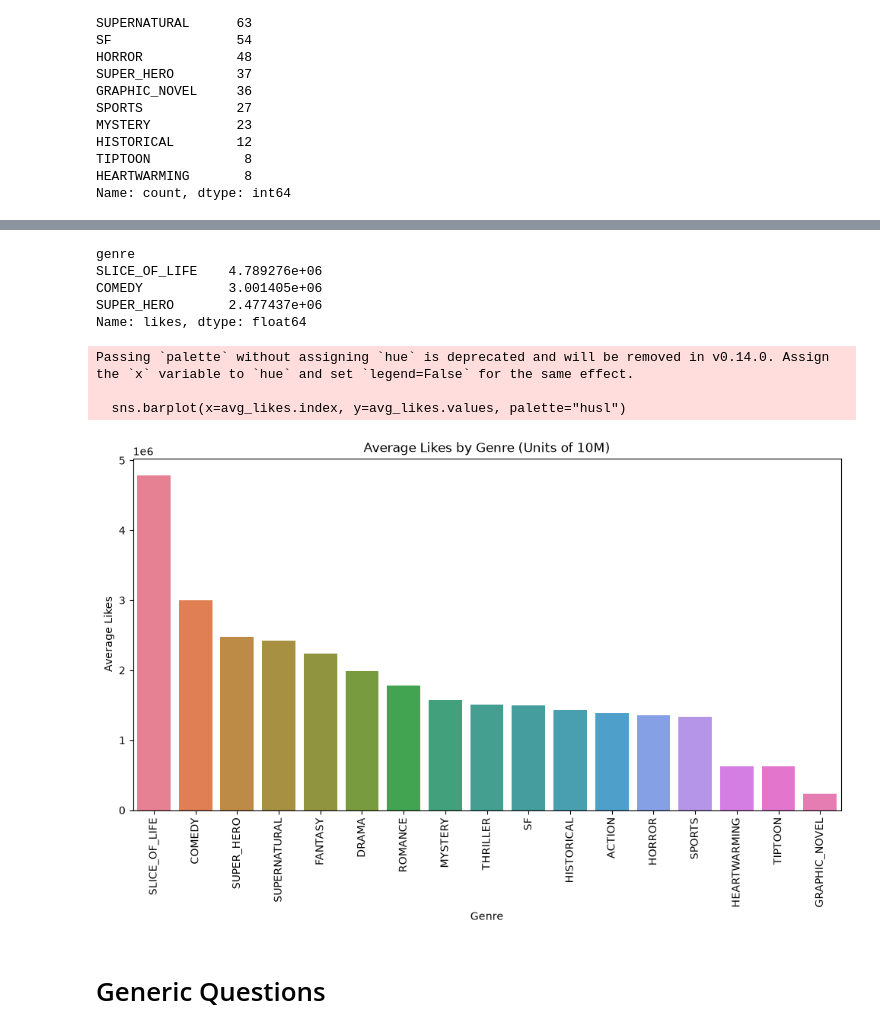
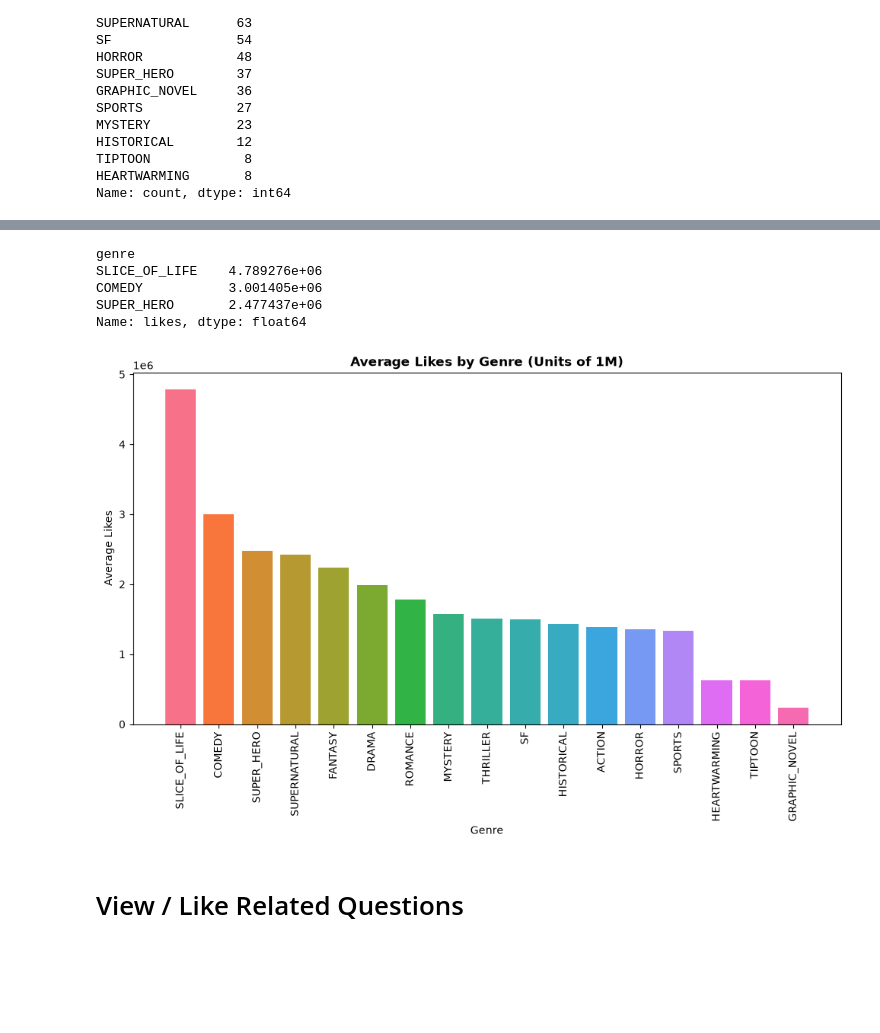
Before and after one commit to hliu325/KOR-webtoon-data, a Jupyter notebook: webtoon_analysis.ipynb, the cells around one changed output, grey strips where cells are left out. Saved outputs shown, nothing was run; the diff lists cells and outputs as text; code cells hidden in the pictures; blank space fills up the shorter version.

```diff
--- a/webtoon_analysis.ipynb
+++ b/webtoon_analysis.ipynb
@@ -134,35 +131,32 @@ Passing `palette` without assigning `hue` is deprecated and will be removed in v
 # %%
 # What is the average of likes by Genre?
 
 # Display Top 3 Genres with Highest Average Likes sorted in Descending Order
 
 avg_likes = df.groupby("genre")["likes"].mean().sort_values(ascending = False)
 display(avg_likes[0:3])
 
 # Plot the Bar Chart :
 plt.figure(figsize = (12,6))
 
 # colors:
 colors = sns.color_palette("husl", len(avg_likes))
 
-sns.barplot(x=avg_likes.index, y=avg_likes.values, palette="husl")
-plt.title("Average Likes by Genre (Units of 10M)")
+plt.bar(x=avg_likes.index, height=avg_likes.values, color=colors)
+plt.title("Average Likes by Genre (Units of 1M)", fontweight = "bold")
 plt.xlabel("Genre")
 plt.ylabel("Average Likes")
 plt.xticks(rotation=90)
 plt.show()
 # %% [output]
 genre
 SLICE_OF_LIFE    4.789276e+06
 COMEDY           3.001405e+06
 SUPER_HERO       2.477437e+06
 Name: likes, dtype: float64
-Passing `palette` without assigning `hue` is deprecated and will be removed in v0.14.0. Assign the `x` variable to `hue` and set `legend=False` for the same effect.
-
-  sns.barplot(x=avg_likes.index, y=avg_likes.values, palette="husl")
-[figure, old version]
+[figure, new version]
 # %% [markdown]
-# Generic Questions
+# View / Like Related Questions
 # %%
 # Top 10 Webtoons with Most Views
 
```
Also changed, not shown: parts of 8 cells of this notebook.
